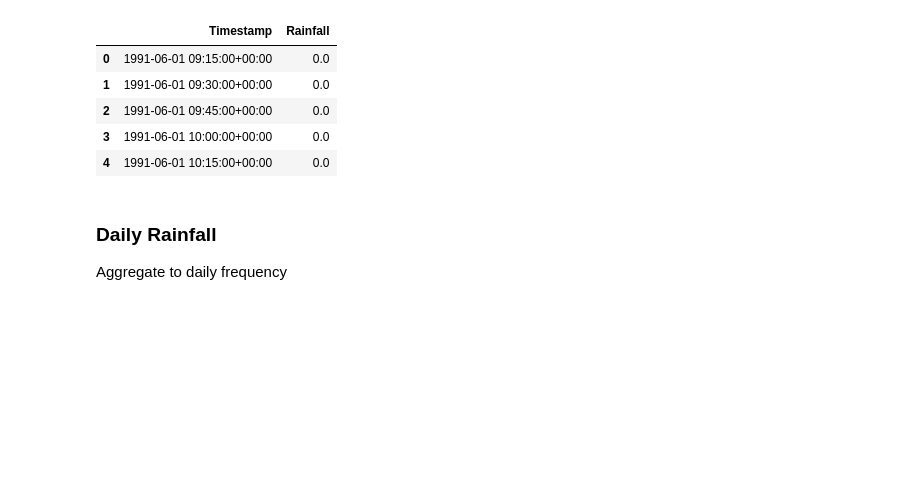
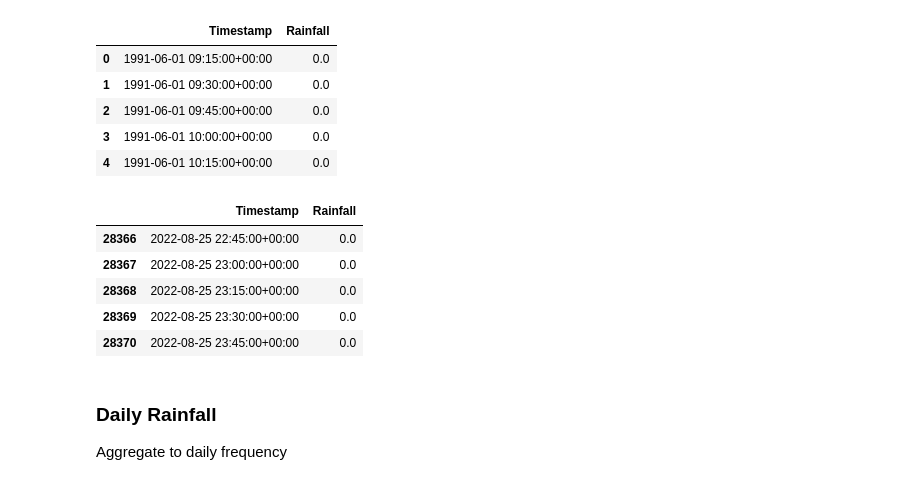
Before and after one commit to blaahhrrgg/rainfall, a Jupyter notebook: 02 - Rainfall Data Analysis.ipynb, the cells around one changed output. Cells and saved outputs as stored; diff of their text form; code cells hidden in the pictures; blank space fills up the shorter version.

```diff
--- a/02 - Rainfall Data Analysis.ipynb
+++ b/02 - Rainfall Data Analysis.ipynb
@@ -70,3 +71,12 @@ df_merged.head()
 | 2 | 1991-06-01 09:45:00+00:00 | 0.0 |
 | 3 | 1991-06-01 10:00:00+00:00 | 0.0 |
 | 4 | 1991-06-01 10:15:00+00:00 | 0.0 |
+# %%
+df_merged.tail()
+# %% [output]
+|  | Timestamp | Rainfall |
+| 28366 | 2022-08-25 22:45:00+00:00 | 0.0 |
+| 28367 | 2022-08-25 23:00:00+00:00 | 0.0 |
+| 28368 | 2022-08-25 23:15:00+00:00 | 0.0 |
+| 28369 | 2022-08-25 23:30:00+00:00 | 0.0 |
+| 28370 | 2022-08-25 23:45:00+00:00 | 0.0 |
```
Also changed, not shown: parts of 8 cells of this notebook.
